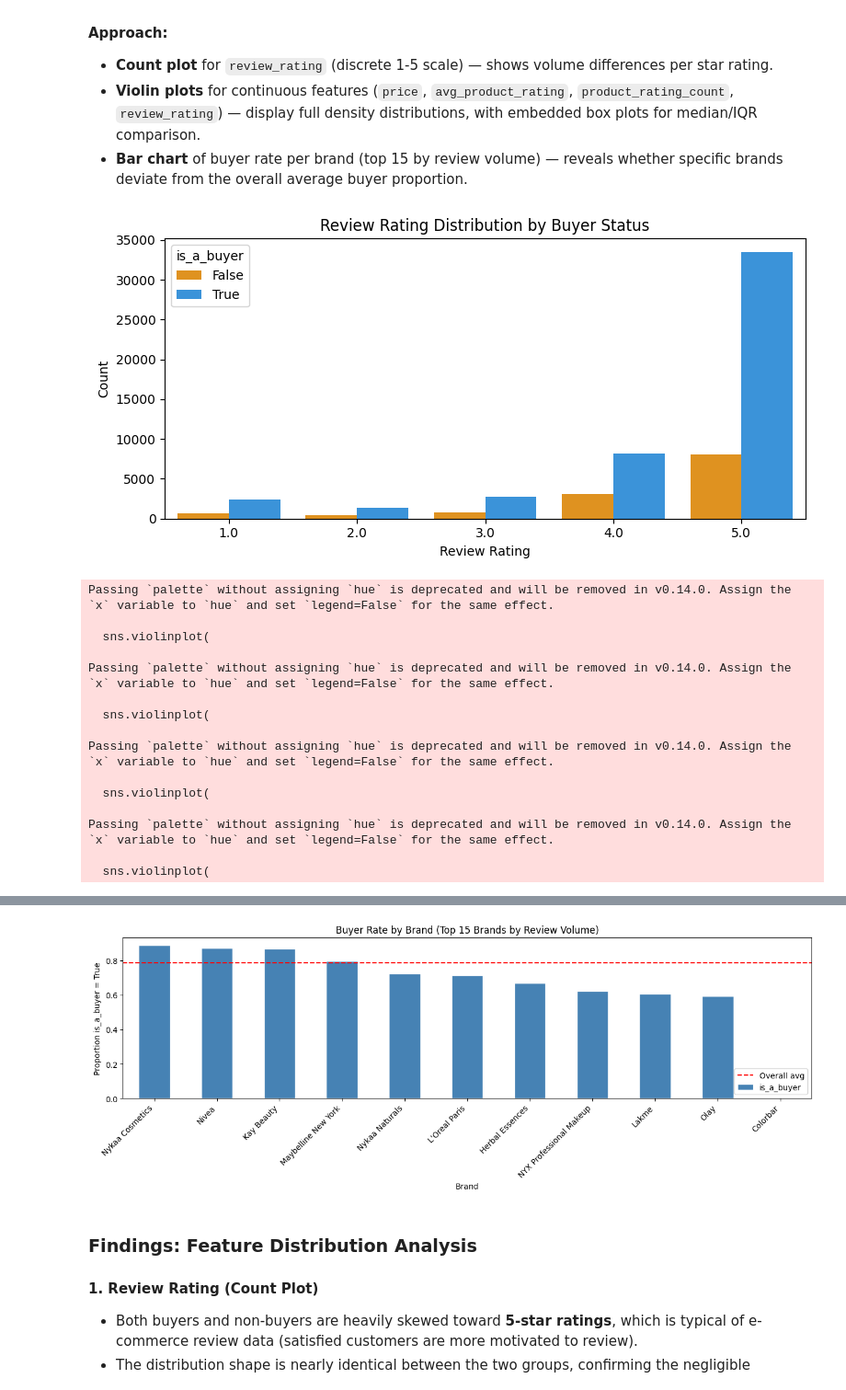
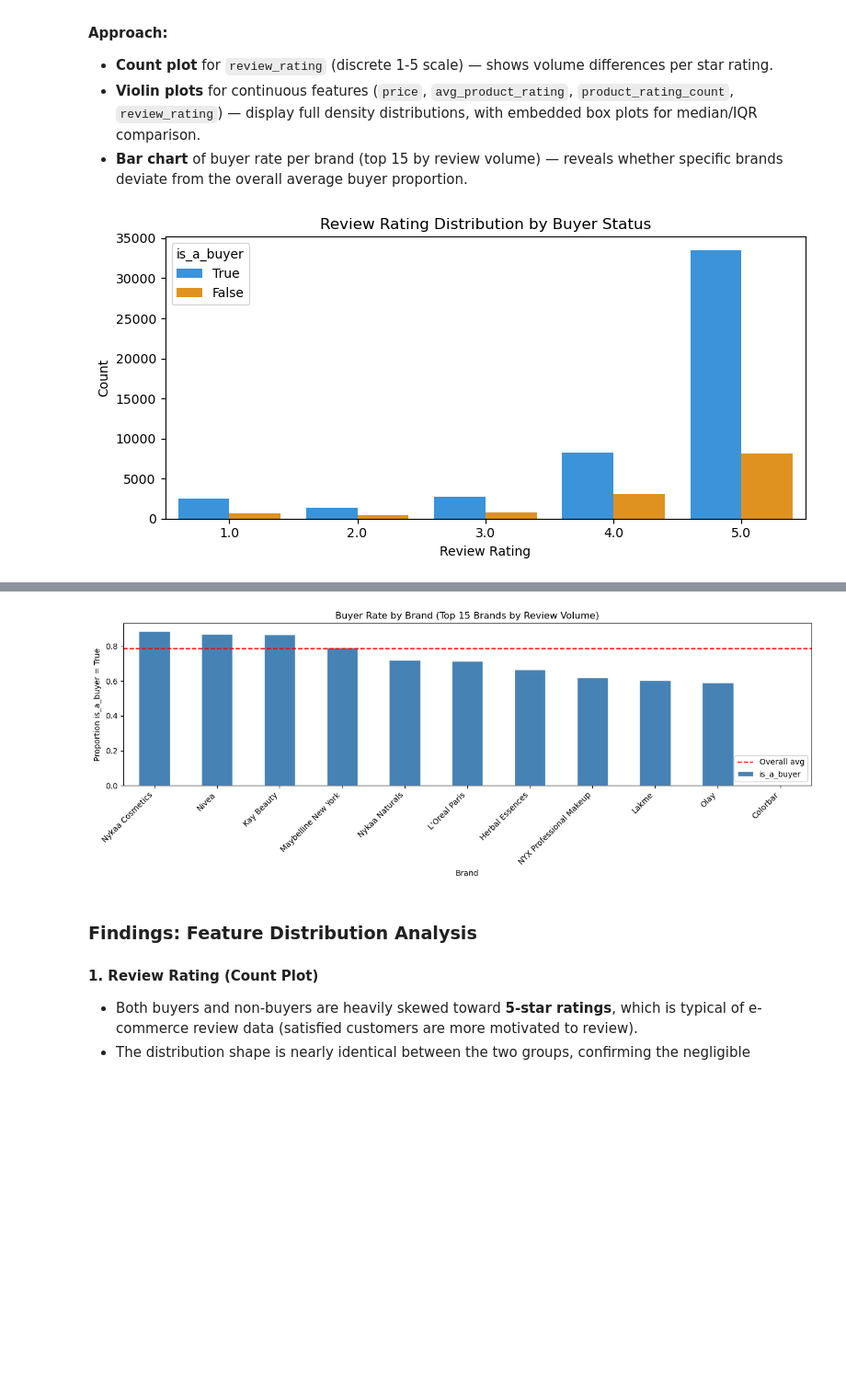
Before and after one commit to NghiaNguyen170192/cosc3081-cosc3082-adv-programming-asm3, a Jupyter notebook: task1.ipynb, the cells around one changed output, grey strips where cells are left out. Shown at 92% size. Cells and saved outputs as stored; diff of their text form; code cells hidden in the pictures; blank space fills up the shorter version.

```diff
--- a/task1.ipynb
+++ b/task1.ipynb
@@ -170,12 +168,14 @@ The Pearson correlation heatmap above quantifies the linear relationship between
 - **Violin plots** for continuous features (`price`, `avg_product_rating`, `product_rating_count`, `review_rating`) — display full density distributions, with embedded box plots for median/IQR comparison.
 - **Bar chart** of buyer rate per brand (top 15 by review volume) — reveals whether specific brands deviate from the overall average buyer proportion.
 # %%
-palette = {True: "#2196F3", False: "#FF9800"}
-violin_palette = {"True": "#2196F3", "False": "#FF9800"}
+# Convert is_a_buyer to string for seaborn compatibility
+df_eda["is_a_buyer_str"] = df_eda["is_a_buyer"].astype(str)
+
+palette = {"True": "#2196F3", "False": "#FF9800"}
 
 # --- 1. Review Rating: count plot (1–5 stars) ---
 fig, ax = plt.subplots(figsize=(8, 4))
-sns.countplot(data=df_eda, x="review_rating", hue="is_a_buyer", palette=palette, ax=ax)
+sns.countplot(data=df_eda, x="review_rating", hue="is_a_buyer_str", palette=palette, ax=ax)
 ax.set_title("Review Rating Distribution by Buyer Status")
 ax.set_xlabel("Review Rating")
 ax.set_ylabel("Count")
@@ -190,47 +190,33 @@ fig.suptitle("Numeric Features vs is_a_buyer", fontsize=14)
 
 for ax, col in zip(axes.flat, numeric_cols):
     sns.violinplot(
-        data=df_eda, x="is_a_buyer", y=col, ax=ax, inner="box", palette=violin_palette
+        data=df_eda, x="is_a_buyer_str", y=col, hue="is_a_buyer_str",
+        ax=ax, inner="box", palette=palette, legend=False
     )
     ax.set_title(col)
     ax.set_xlabel("is_a_buyer")
 
 plt.tight_layout()
 plt.show()
 
 # --- 3. Brand name: buyer rate for top 15 brands by volume ---
 top_brands = df_eda["brand_name"].value_counts().head(15).index
 df_brand = df_eda[df_eda["brand_name"].isin(top_brands)]
 buyer_rate = (
     df_brand.groupby("brand_name")["is_a_buyer"].mean().sort_values(ascending=False)
 )
 
 fig, ax = plt.subplots(figsize=(13, 5))
 buyer_rate.plot(kind="bar", ax=ax, color="steelblue", edgecolor="white")
 ax.set_title("Buyer Rate by Brand (Top 15 Brands by Review Volume)")
 ax.set_ylabel("Proportion is_a_buyer = True")
 ax.set_xlabel("Brand")
 ax.axhline(
     df_eda["is_a_buyer"].mean(), color="red", linestyle="--", label="Overall avg"
 )
 ax.legend()
 plt.xticks(rotation=45, ha="right")
 plt.tight_layout()
 plt.show()
 # %% [output]
-[figure, old version]
+[figure, new version]
-Passing `palette` without assigning `hue` is deprecated and will be removed in v0.14.0. Assign the `x` variable to `hue` and set `legend=False` for the same effect.
-
-  sns.violinplot(
-
-Passing `palette` without assigning `hue` is deprecated and will be removed in v0.14.0. Assign the `x` variable to `hue` and set `legend=False` for the same effect.
-
-  sns.violinplot(
-
-Passing `palette` without assigning `hue` is deprecated and will be removed in v0.14.0. Assign the `x` variable to `hue` and set `legend=False` for the same effect.
-
-  sns.violinplot(
-
-Passing `palette` without assigning `hue` is deprecated and will be removed in v0.14.0. Assign the `x` variable to `hue` and set `legend=False` for the same effect.
-
-  sns.violinplot(
```
Also changed, not shown: parts of 28 cells of this notebook, 2 other files.
